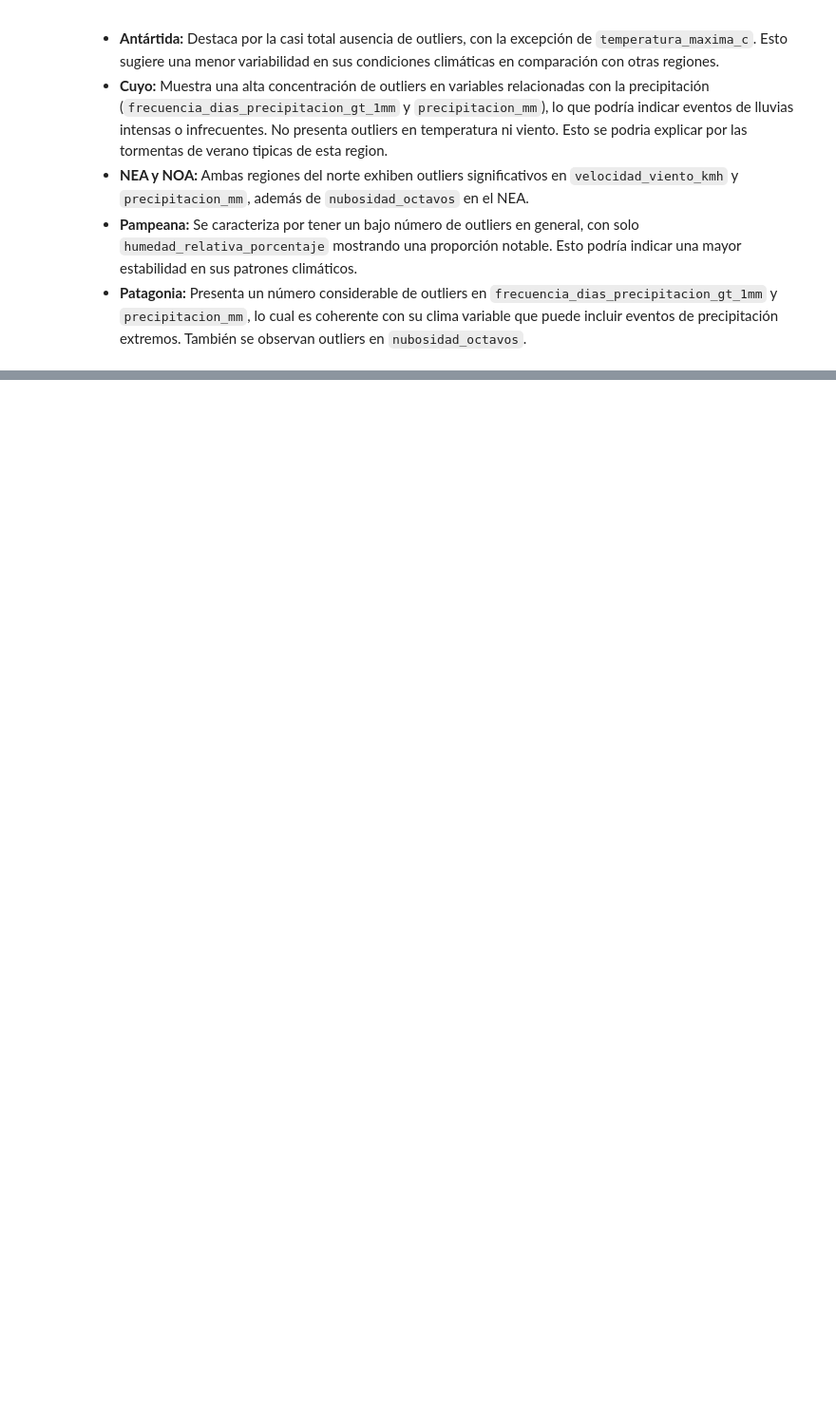
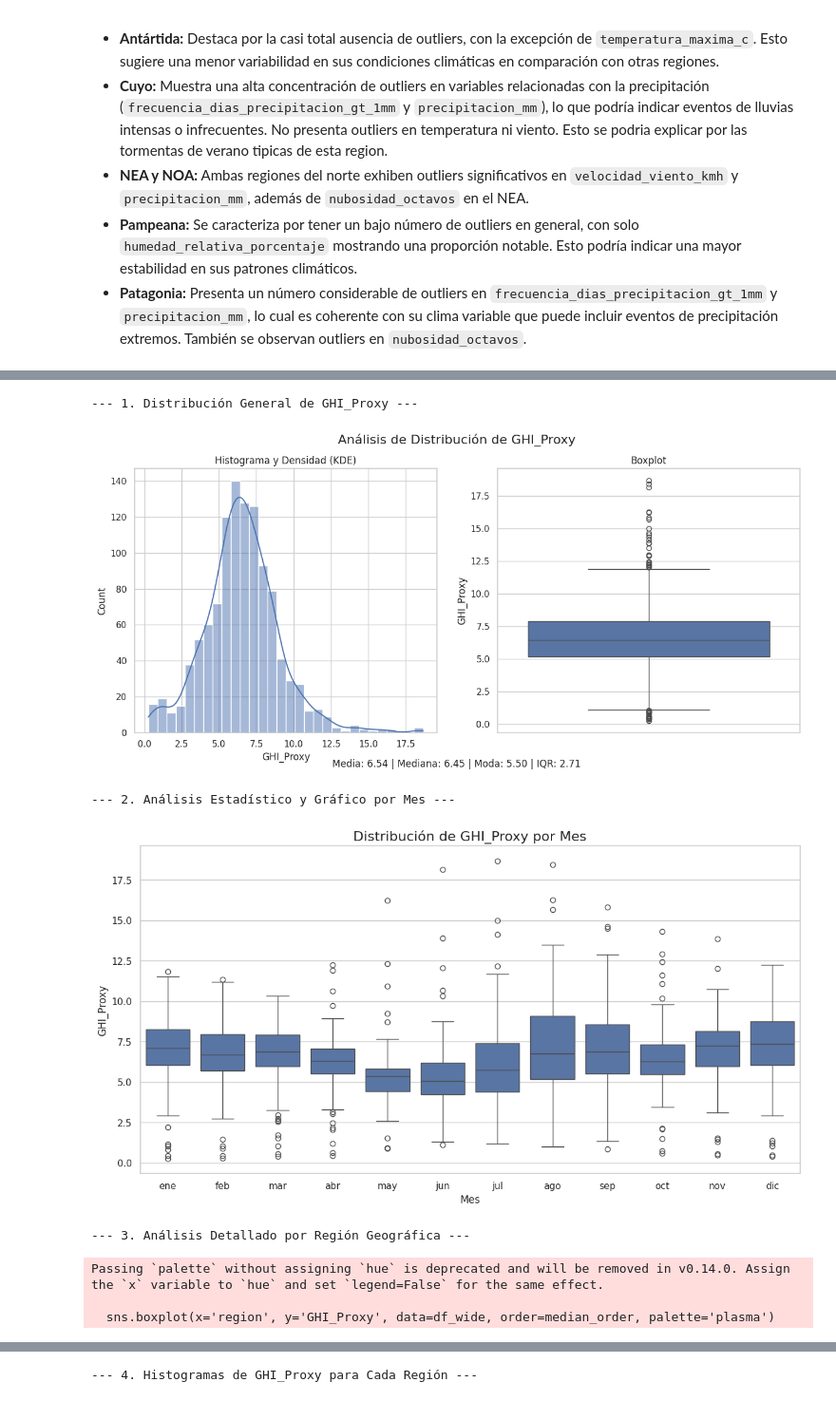
Before and after one commit to RodrigoGoni/EDA_meteorologica, a Jupyter notebook: eda.ipynb, the cells around one changed output, grey strips where cells are left out. Shown at 95% size. Cells and saved outputs as stored; diff of their text form; code cells hidden in the pictures; blank space fills up the shorter version.

Commit message:
agregar variable objectivo y su justificacion

```diff
--- a/eda.ipynb
+++ b/eda.ipynb
@@ -1396,0 +1459,77 @@ Las regiones presentan patrones distintivos en la aparición de outliers, lo que
+# %%
+def iqr(x):
+    return x.quantile(0.75) - x.quantile(0.25)
+
+sns.set_style("whitegrid")
+plt.rcParams['figure.figsize'] = (14, 7)
+
+# --- ANÁLISIS 1: VISUALIZACIÓN DE LA DISTRIBUCIÓN CON ESTADÍSTICAS ---
+print("--- 1. Distribución General de GHI_Proxy ---")
+
+# Calculamos las estadísticas
+ghi_mean = df_wide['GHI_Proxy'].mean()
+ghi_median = df_wide['GHI_Proxy'].median()
+ghi_mode = df_wide['GHI_Proxy'].mode()[0]
+ghi_iqr = iqr(df_wide['GHI_Proxy'])
+
+# Creamos la figura y los ejes
+fig, (ax1, ax2) = plt.subplots(1, 2, figsize=(15, 6))
+fig.suptitle('Análisis de Distribución de GHI_Proxy', fontsize=16)
+
+# Histograma y Boxplot
+sns.histplot(df_wide['GHI_Proxy'], kde=True, bins=30, ax=ax1)
+ax1.set_title('Histograma y Densidad (KDE)')
+sns.boxplot(y=df_wide['GHI_Proxy'], ax=ax2)
+ax2.set_title('Boxplot')
+
+# Añadimos el texto con las estadísticas
+stats_text = f'Media: {ghi_mean:.2f} | Mediana: {ghi_median:.2f} | Moda: {ghi_mode:.2f} | IQR: {ghi_iqr:.2f}'
+fig.text(0.5, 0.01, stats_text, ha='center', fontsize=12)
+plt.show()
+
+# --- ANÁLISIS 2: COMPORTAMIENTO ESTACIONAL (POR MES) ---
+print("\n\n--- 2. Análisis Estadístico y Gráfico por Mes ---")
+meses_ordenados = ['ene', 'feb', 'mar', 'abr', 'may', 'jun', 'jul', 'ago', 'sep', 'oct', 'nov', 'dic']
+df_wide['Mes'] = df_wide['Mes'].astype(CategoricalDtype(categories=meses_ordenados, ordered=True))
+
+plt.figure(figsize=(14, 7))
+sns.boxplot(x='Mes', y='GHI_Proxy', data=df_wide)
+plt.title('Distribución de GHI_Proxy por Mes', fontsize=16)
+plt.show()
+
+# --- ANÁLISIS 3: POTENCIAL SOLAR POR REGIÓN ---
+print("\n\n--- 3. Análisis Detallado por Región Geográfica ---")
+median_order = df_wide.groupby('region')['GHI_Proxy'].median().sort_values(ascending=False).index
+
+# Boxplot para ver la distribución completa por región
+plt.figure(figsize=(12, 7))
+sns.boxplot(x='region', y='GHI_Proxy', data=df_wide, order=median_order, palette='plasma')
+plt.title('Distribución Completa de GHI_Proxy por Región', fontsize=16)
+plt.xticks(rotation=45)
+plt.show()
+
+# --- ANÁLISIS 4: HISTOGRAMAS POR REGIÓN ---
+print("\n\n--- 4. Histogramas de GHI_Proxy para Cada Región ---")
+
+g = sns.displot(
+    data=df_wide,
+    x="GHI_Proxy",
+    col="region",
+    col_wrap=3,
+    kde=True,
+    height=4,
+    aspect=1.2
+)
+g.fig.suptitle('Distribución de GHI_Proxy en Cada Región Geográfica', y=1.03, fontsize=18)
+g.set_titles("Región: {col_name}")
+g.set_xlabels("Valor del GHI_Proxy")
+plt.show()
+# %% [output]
+--- 1. Distribución General de GHI_Proxy ---
+[figure, added]
+--- 2. Análisis Estadístico y Gráfico por Mes ---
+[figure, added]
+--- 3. Análisis Detallado por Región Geográfica ---
+Passing `palette` without assigning `hue` is deprecated and will be removed in v0.14.0. Assign the `x` variable to `hue` and set `legend=False` for the same effect.
+
+  sns.boxplot(x='region', y='GHI_Proxy', data=df_wide, order=median_order, palette='plasma')
@@ -1396,0 +1537 @@ Las regiones presentan patrones distintivos en la aparición de outliers, lo que
+--- 4. Histogramas de GHI_Proxy para Cada Región ---
```
Also changed, not shown: parts of 9 cells of this notebook.
